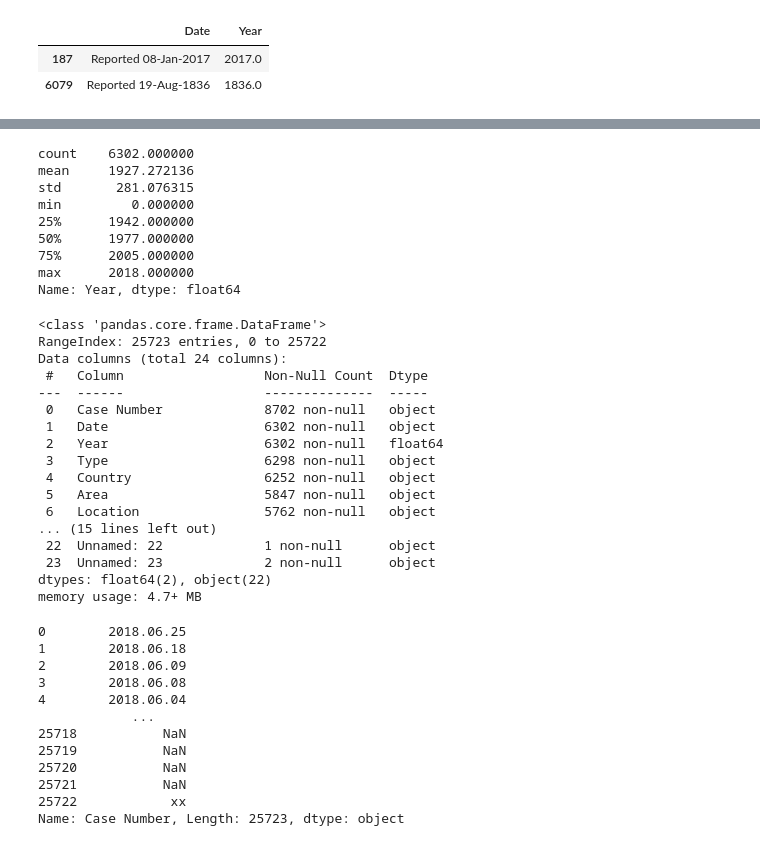
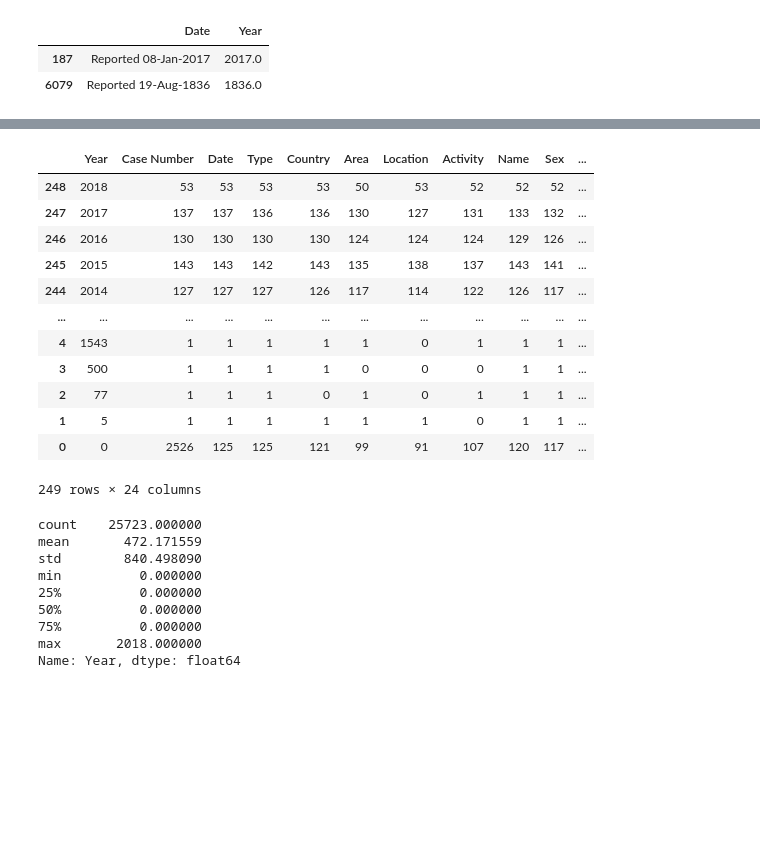
Before and after one commit to patrick-S-DS/Shark-Attack, a Jupyter notebook: shark-Attack.ipynb, the cells around one changed output, grey strips where cells are left out. Saved outputs shown, nothing was run; the diff lists cells and outputs as text; code cells hidden in the pictures; blank space fills up the shorter version.

```diff
--- a/shark-Attack.ipynb
+++ b/shark-Attack.ipynb
@@ -231,5 +271,7 @@ dados.iloc[[187, 6079],[1,2]]
 |  | Date | Year |
 | 187 | Reported 08-Jan-2017 | 2017.0 |
 | 6079 | Reported 19-Aug-1836 | 1836.0 |
+# %%
+dados['Year'].fillna(0, inplace=True)
 # %%
-dados['Yaer'] = dados['Year'].astype("int")
+dados['Year'] = dados['Year'].astype("int")
@@ -254,47 +288,30 @@ Length: 249, dtype: int64
+# %%
+dados[['Year']].value_counts().sort_values(ascending=False)
+
+dados.groupby('Year', as_index=False).count().sort_values(by='Year', ascending= False)
+# %% [output]
+|  | Year | Case Number | Date | Type | Country | Area | Location | Activity | Name | Sex | ... |
+| 248 | 2018 | 53 | 53 | 53 | 53 | 50 | 53 | 52 | 52 | 52 | ... |
+| 247 | 2017 | 137 | 137 | 136 | 136 | 130 | 127 | 131 | 133 | 132 | ... |
+| 246 | 2016 | 130 | 130 | 130 | 130 | 124 | 124 | 124 | 129 | 126 | ... |
+| 245 | 2015 | 143 | 143 | 142 | 143 | 135 | 138 | 137 | 143 | 141 | ... |
+| 244 | 2014 | 127 | 127 | 127 | 126 | 117 | 114 | 122 | 126 | 117 | ... |
+| ... | ... | ... | ... | ... | ... | ... | ... | ... | ... | ... | ... |
+| 4 | 1543 | 1 | 1 | 1 | 1 | 1 | 0 | 1 | 1 | 1 | ... |
+| 3 | 500 | 1 | 1 | 1 | 1 | 0 | 0 | 0 | 1 | 1 | ... |
+| 2 | 77 | 1 | 1 | 1 | 0 | 1 | 0 | 1 | 1 | 1 | ... |
+| 1 | 5 | 1 | 1 | 1 | 1 | 1 | 1 | 0 | 1 | 1 | ... |
+| 0 | 0 | 2526 | 125 | 125 | 121 | 99 | 91 | 107 | 120 | 117 | ... |
+249 rows × 24 columns
 # %%
 dados['Year'].describe()
 # %% [output]
-count    6302.000000
-mean     1927.272136
-std       281.076315
-min         0.000000
-25%      1942.000000
-50%      1977.000000
-75%      2005.000000
-max      2018.000000
+count    25723.000000
+mean       472.171559
+std        840.498090
+min          0.000000
+25%          0.000000
+50%          0.000000
+75%          0.000000
+max       2018.000000
 Name: Year, dtype: float64
-# %%
-dados.info()
-# %% [output]
-<class 'pandas.core.frame.DataFrame'>
-RangeIndex: 25723 entries, 0 to 25722
-Data columns (total 24 columns):
- #   Column                  Non-Null Count  Dtype
----  ------                  --------------  -----
- 0   Case Number             8702 non-null   object
- 1   Date                    6302 non-null   object
- 2   Year                    6302 non-null   float64
- 3   Type                    6298 non-null   object
- 4   Country                 6252 non-null   object
- 5   Area                    5847 non-null   object
- 6   Location                5762 non-null   object
-... (15 lines left out)
- 22  Unnamed: 22             1 non-null      object
- 23  Unnamed: 23             2 non-null      object
-dtypes: float64(2), object(22)
-memory usage: 4.7+ MB
-# %%
-dados['Case Number']
-# %% [output]
-0        2018.06.25
-1        2018.06.18
-2        2018.06.09
-3        2018.06.08
-4        2018.06.04
-            ...
-25718           NaN
-25719           NaN
-25720           NaN
-25721           NaN
-25722            xx
-Name: Case Number, Length: 25723, dtype: object
```
Also changed, not shown: parts of 25 cells of this notebook.
